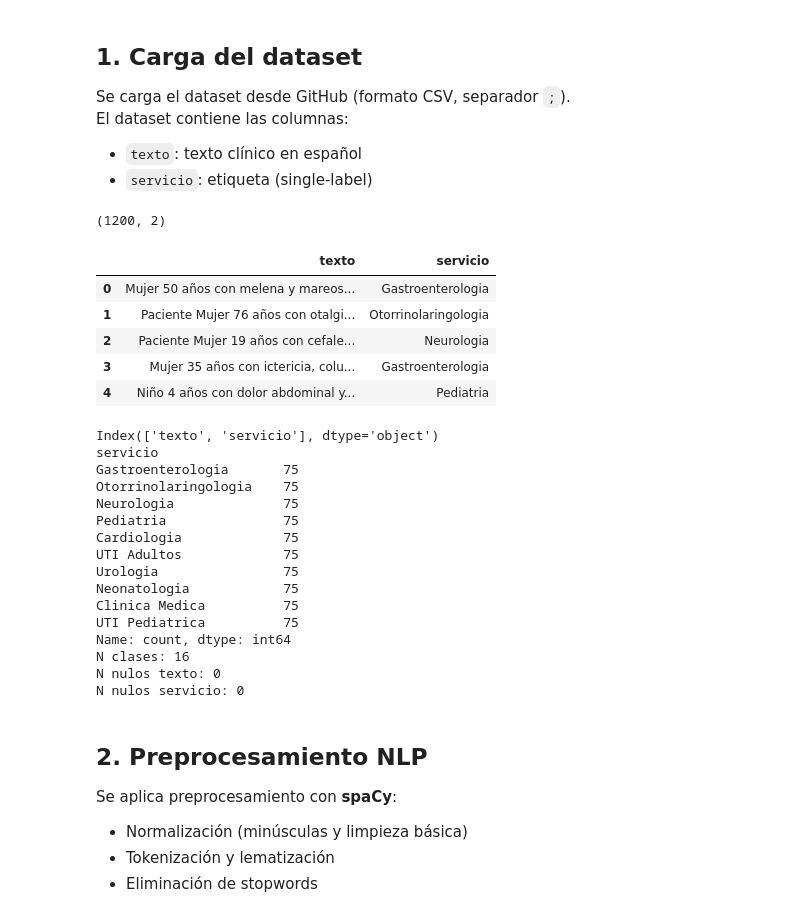
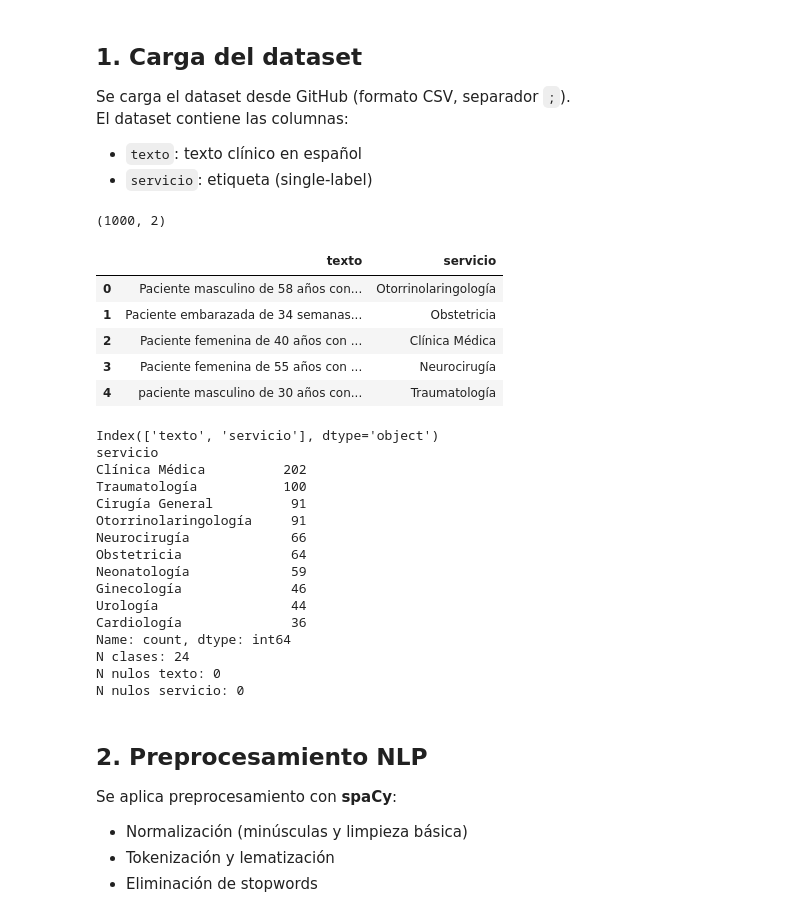
Before and after one commit to jsalafica/Data-Science-III, a Jupyter notebook: Entrega_Final_DSIII_Javier_Salafica3.ipynb, the cells around one changed output. Saved outputs shown, nothing was run; the diff lists cells and outputs as text; code cells hidden in the pictures.

```diff
--- a/Entrega_Final_DSIII_Javier_Salafica3.ipynb
+++ b/Entrega_Final_DSIII_Javier_Salafica3.ipynb
@@ -52,20 +46,21 @@ El dataset contiene las columnas:
 - `texto`: texto clínico en español
 - `servicio`: etiqueta (single-label)
 # %%
-URL = "https://raw.githubusercontent.com/jsalafica/Data-Science-III/refs/heads/master/dataset_nlp_1200.csv"
+##URL = "https://raw.githubusercontent.com/jsalafica/Data-Science-III/refs/heads/master/dataset_nlp_1200.csv"
+URL = "https://raw.githubusercontent.com/jsalafica/Data-Science-III/refs/heads/master/dataset_singlelabel_1000.csv"
 
 df = pd.read_csv(URL, sep=";")
 
 print(df.shape)
 df.head()
 # %% [output]
-(1200, 2)
+(1000, 2)
 |  | texto | servicio |
-| 0 | Mujer 50 años con melena y mareos... | Gastroenterologia |
-| 1 | Paciente Mujer 76 años con otalgi... | Otorrinolaringologia |
-| 2 | Paciente Mujer 19 años con cefale... | Neurologia |
-| 3 | Mujer 35 años con ictericia, colu... | Gastroenterologia |
-| 4 | Niño 4 años con dolor abdominal y... | Pediatria |
+| 0 | Paciente masculino de 58 años con... | Otorrinolaringología |
+| 1 | Paciente embarazada de 34 semanas... | Obstetricia |
+| 2 | Paciente femenina de 40 años con ... | Clínica Médica |
+| 3 | Paciente femenina de 55 años con ... | Neurocirugía |
+| 4 | paciente masculino de 30 años con... | Traumatología |
 # %%
 print(df.columns)
 print(df["servicio"].value_counts().head(10))
@@ -75,18 +70,18 @@ print("N nulos servicio:", df["servicio"].isna().sum())
 # %% [output]
 Index(['texto', 'servicio'], dtype='object')
 servicio
-Gastroenterologia       75
-Otorrinolaringologia    75
-Neurologia              75
-Pediatria               75
-Cardiologia             75
-UTI Adultos             75
-Urologia                75
-Neonatologia            75
-Clinica Medica          75
-UTI Pediatrica          75
+Clínica Médica          202
+Traumatología           100
+Cirugía General          91
+Otorrinolaringología     91
+Neurocirugía             66
+Obstetricia              64
+Neonatología             59
+Ginecología              46
+Urología                 44
+Cardiología              36
 Name: count, dtype: int64
-N clases: 16
+N clases: 24
 N nulos texto: 0
 N nulos servicio: 0
 # %% [markdown]
```
Also changed, not shown: parts of 21 cells of this notebook.
